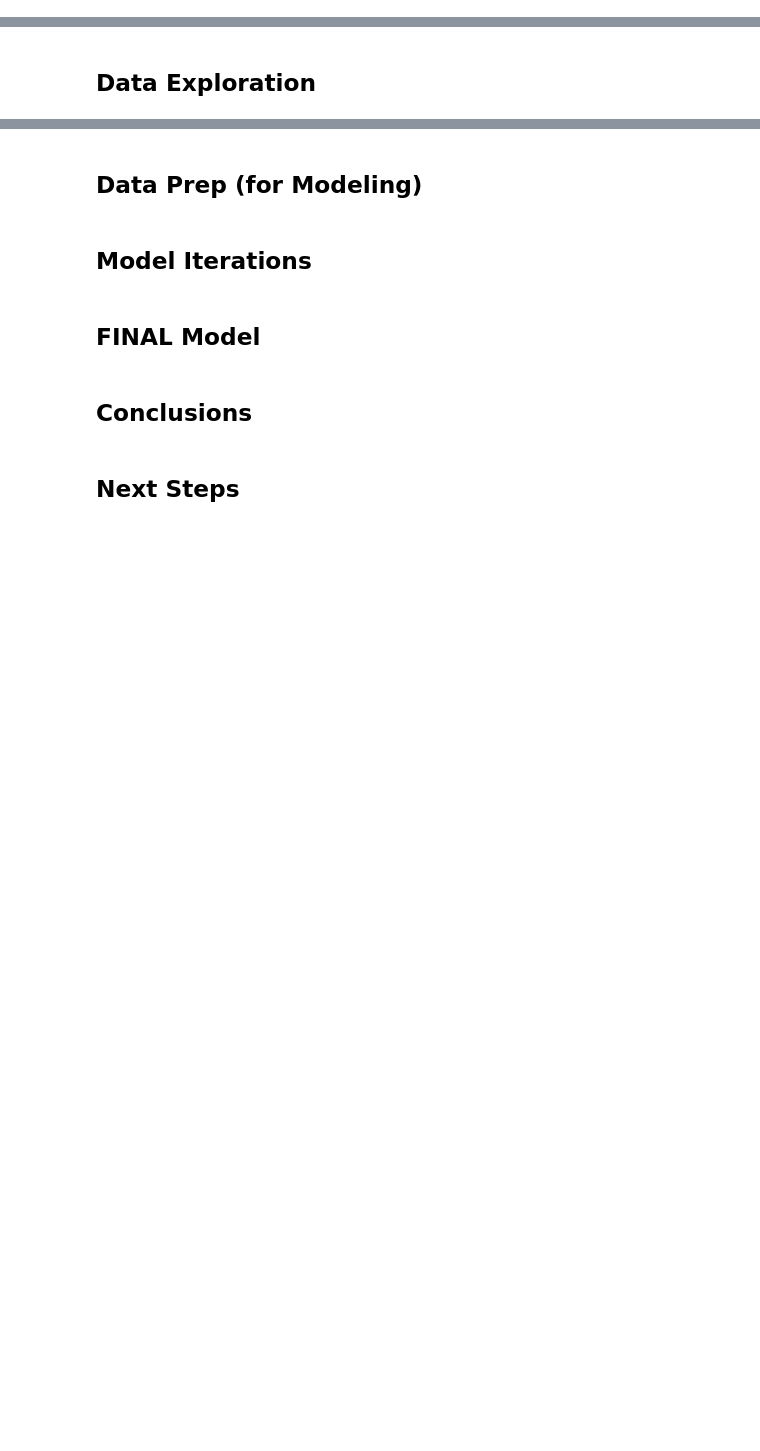
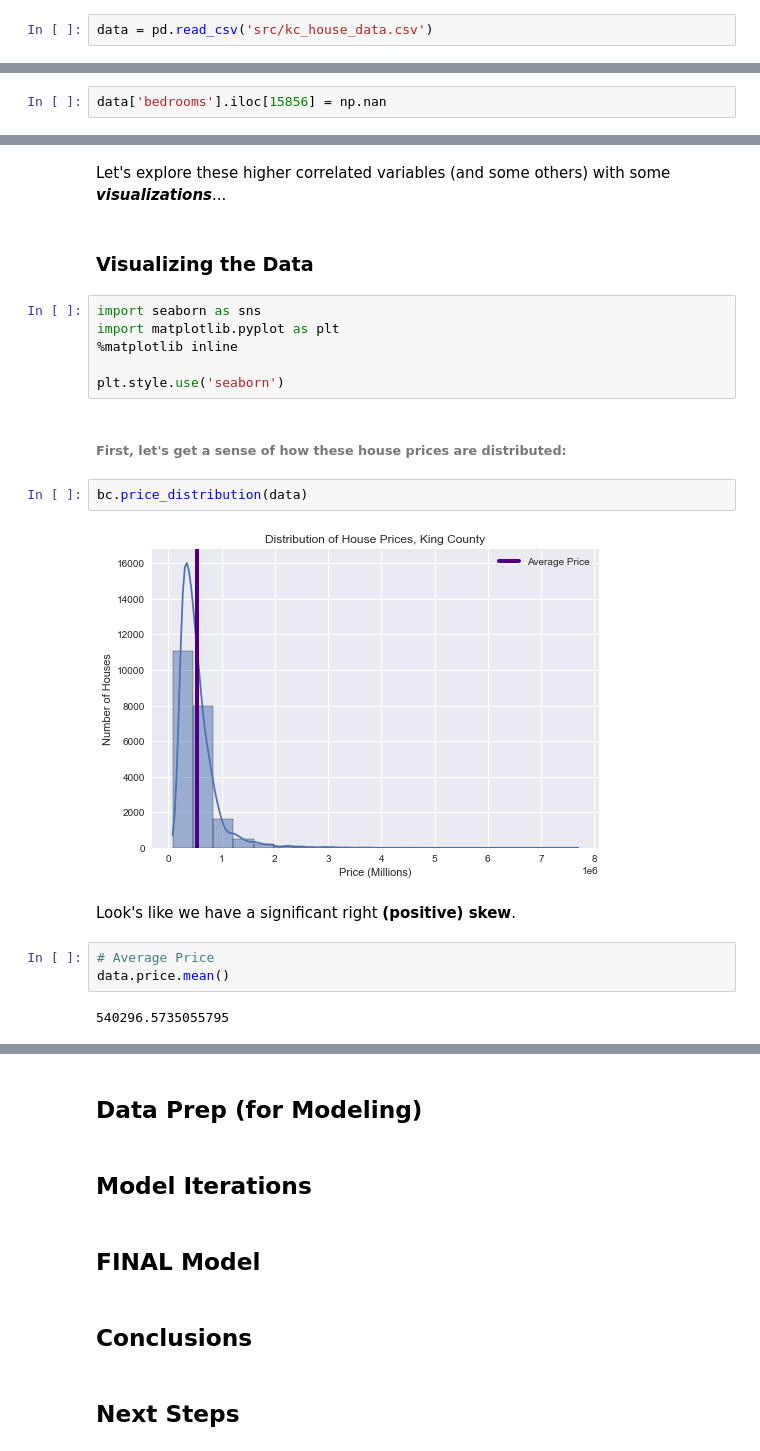
Before and after one commit to Luv2bnanook44/phase_2_project_quanggang, a Jupyter notebook: final_notebook.ipynb, the cells around one changed output, grey strips where cells are left out. Drawn from its saved outputs; the diff is of its cells as text; blank space fills up the shorter version.

```diff
--- a/final_notebook.ipynb
+++ b/final_notebook.ipynb
@@ -8,0 +45,2 @@ Authors: Svitlana Glibova & [Jamie Dowat](mailto:jamie_dowat44@yahoo.com)
+# %%
+data = pd.read_csv('src/kc_house_data.csv')
@@ -8,0 +152,2 @@ Authors: Svitlana Glibova & [Jamie Dowat](mailto:jamie_dowat44@yahoo.com)
+# %%
+data['bedrooms'].iloc[15856] = np.nan
@@ -9,2 +212,23 @@ Authors: Svitlana Glibova & [Jamie Dowat](mailto:jamie_dowat44@yahoo.com)
+# %% [markdown]
+Let's explore these higher correlated variables (and some others) with some ***visualizations***...
 # %% [markdown]
-## Data Exploration
+### Visualizing the Data
+# %%
+import seaborn as sns
+import matplotlib.pyplot as plt
+%matplotlib inline
+
+plt.style.use('seaborn')
+# %% [markdown]
+###### First, let's get a sense of how these house prices are distributed:
+# %%
+bc.price_distribution(data)
+# %% [output]
+[figure, added]
+# %% [markdown]
+Look's like we have a significant right **(positive) skew**.
+# %%
+# Average Price
+data.price.mean()
+# %% [output]
+540296.5735055795
```
Also changed, not shown: parts of 58 cells of this notebook, 5 other files.
